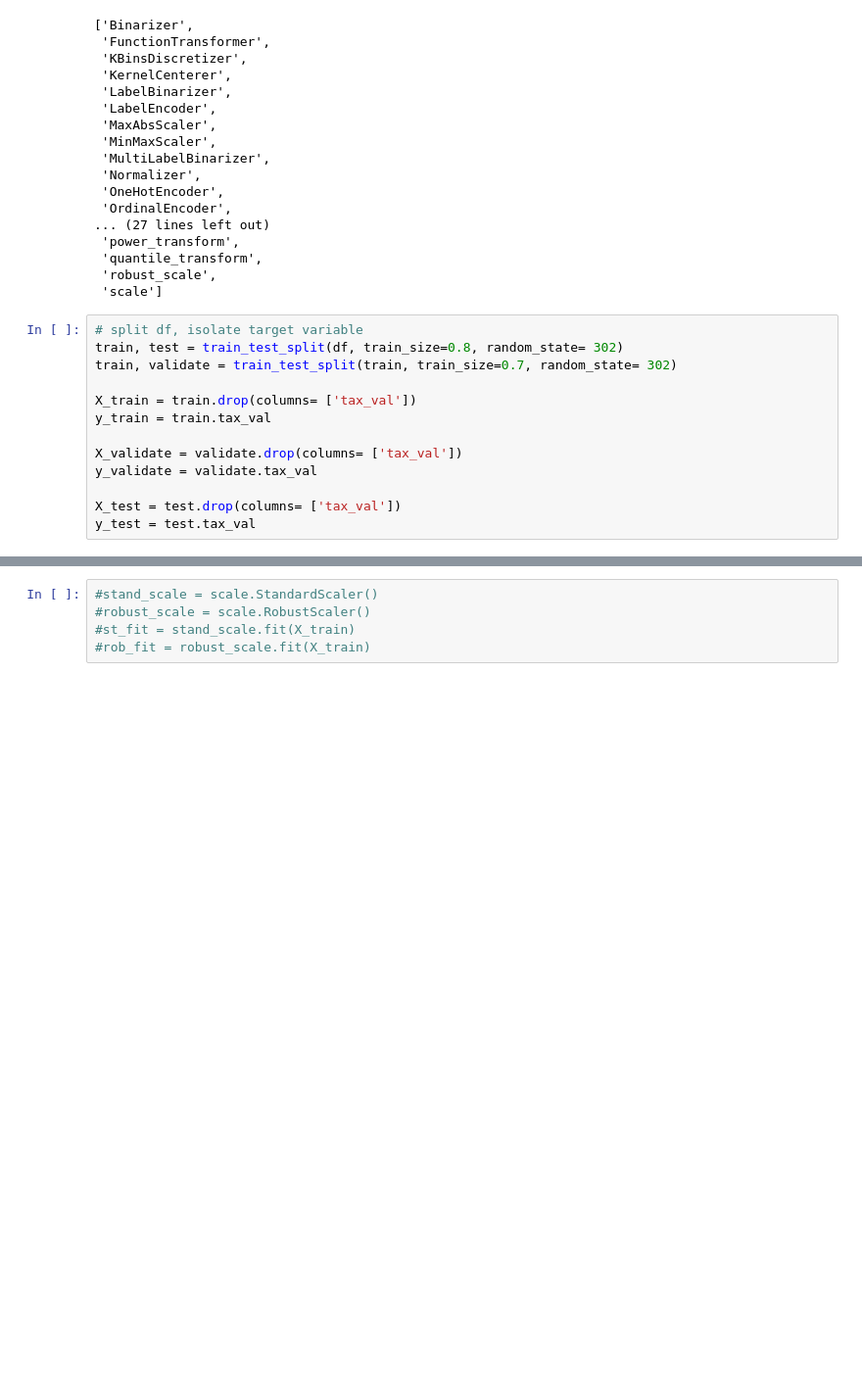
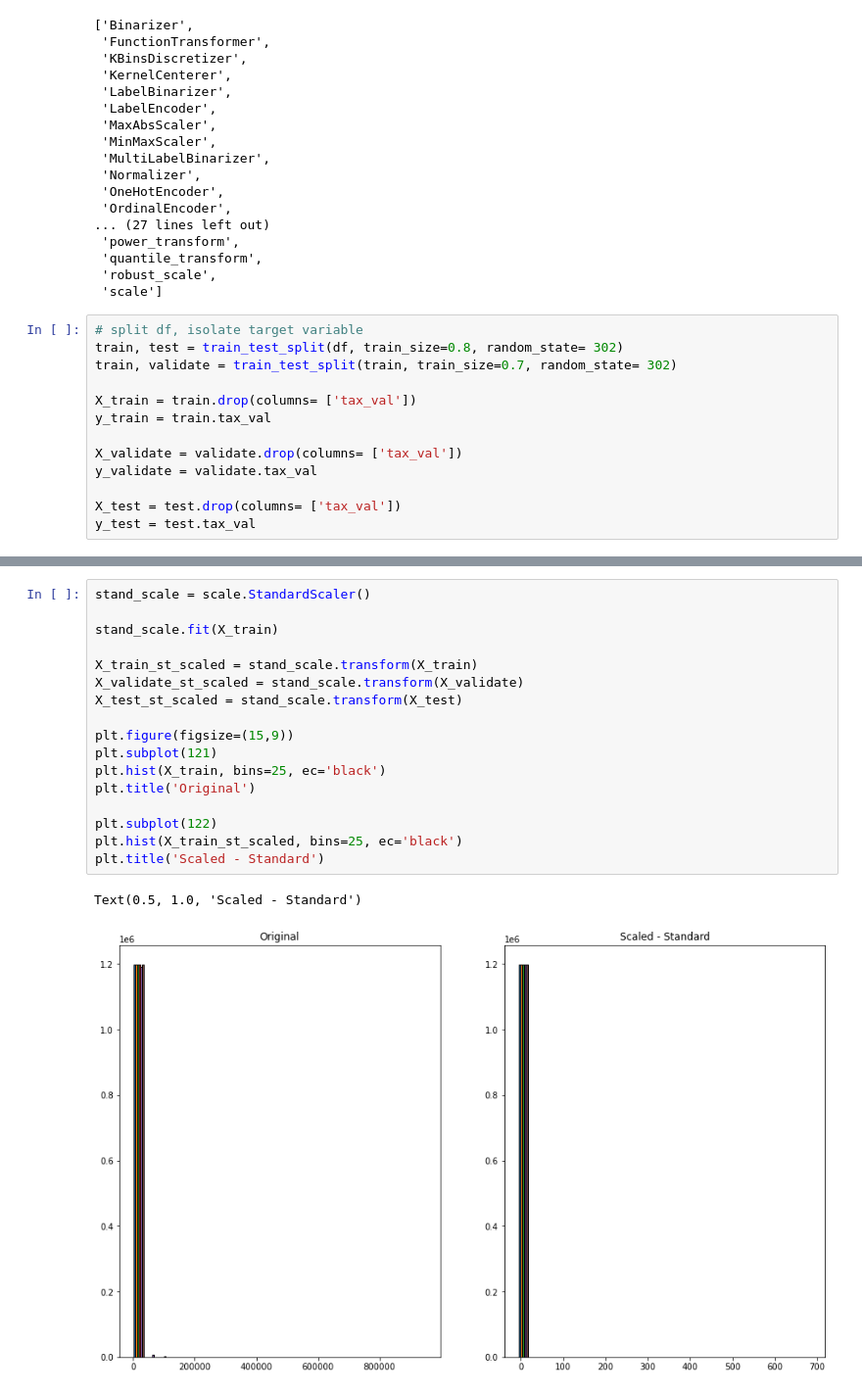
Before and after one commit to tarrencen/regression-exercises, a Jupyter notebook: scaling.ipynb, the cells around one changed output, grey strips where cells are left out. Shown at 98% size. Saved outputs shown, nothing was run; the diff lists cells and outputs as text; blank space fills up the shorter version.

```diff
--- a/scaling.ipynb
+++ b/scaling.ipynb
@@ -88,5 +100,20 @@ X_test_mm_scaled = min_max.transform(X_test)
-# %%
-#stand_scale = scale.StandardScaler()
-#robust_scale = scale.RobustScaler()
-#st_fit = stand_scale.fit(X_train)
-#rob_fit = robust_scale.fit(X_train)
+# %%
+stand_scale = scale.StandardScaler()
+
+stand_scale.fit(X_train)
+
+X_train_st_scaled = stand_scale.transform(X_train)
+X_validate_st_scaled = stand_scale.transform(X_validate)
+X_test_st_scaled = stand_scale.transform(X_test)
+
+plt.figure(figsize=(15,9))
+plt.subplot(121)
+plt.hist(X_train, bins=25, ec='black')
+plt.title('Original')
+
+plt.subplot(122)
+plt.hist(X_train_st_scaled, bins=25, ec='black')
+plt.title('Scaled - Standard')
+# %% [output]
+Text(0.5, 1.0, 'Scaled - Standard')
+[figure, added]
```
Also changed, not shown: parts of 12 cells of this notebook.
